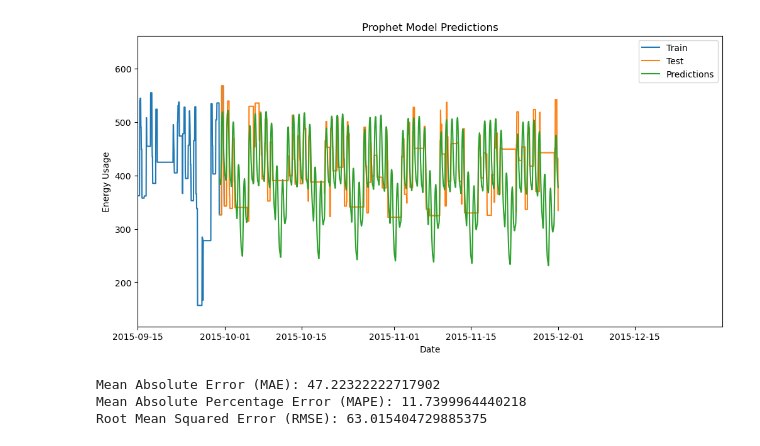
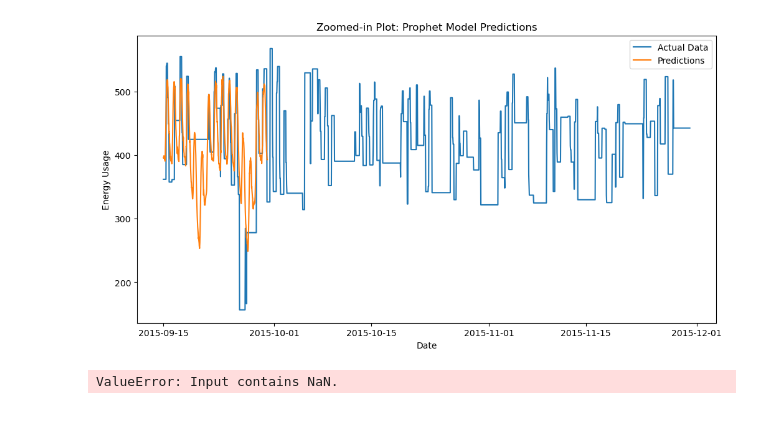
Before and after one commit to climaco-sarmiento/my-phd-project, a Jupyter notebook: model-studies/PROPHET5.ipynb, the cells around one changed output. Drawn from its saved outputs; the diff is of its cells as text; code cells hidden in the pictures; blank space fills up the shorter version.

```diff
--- a/model-studies/PROPHET5.ipynb
+++ b/model-studies/PROPHET5.ipynb
@@ -55,39 +149,29 @@ plt.show()
 # %%
-# Define the date range for zooming in
+# Plot zoomed-in version
 zoom_start_date = pd.to_datetime('2015-09-15')
-zoom_end_date = pd.to_datetime('2015-12-31')
+zoom_end_date = pd.to_datetime('2015-11-30')
+zoomed_data = newData[(newData.index >= zoom_start_date) & (newData.index <= zoom_end_date)]
+zoomed_predictions = predictions[(predictions["ds"] >= zoom_start_date) & (predictions["ds"] <= zoom_end_date)]
 
-# Plotting the actual data and predictions with zoom
 plt.figure(figsize=(12, 6))
-plt.plot(train.index, train.values, label='Train')
-plt.plot(test.index, test.values, label='Test')
-plt.plot(forecast['ds'], forecast['yhat'], label='Predictions')
+plt.plot(zoomed_data.index, zoomed_data["Office_Garman"], label='Actual Data')
+plt.plot(zoomed_predictions["ds"], zoomed_predictions["yhat"], label='Predictions')
 plt.xlabel('Date')
 plt.ylabel('Energy Usage')
-plt.title('Prophet Model Predictions')
-plt.xlim(zoom_start_date, zoom_end_date)  # Set the x-axis limits for zooming
+plt.title('Zoomed-in Plot: Prophet Model Predictions')
 plt.legend()
 plt.show()
 # %% [output]
-[figure, old version]
+[figure, new version]
-# %%
-import numpy as np
-
-# Reset the index of the test dataframe
-test = test.reset_index(drop=True)
-
-# Calculate MAE
-mae = np.mean(np.abs(test['Office_Garman'] - forecast['yhat']))
-print("Mean Absolute Error (MAE):", mae)
-
-# Calculate MAPE
-mape = np.mean(np.abs(test['Office_Garman'] - forecast['yhat']) / test['Office_Garman']) * 100
-print("Mean Absolute Percentage Error (MAPE):", mape)
-
-# Calculate RMSE
-rmse = np.sqrt(np.mean((test['Office_Garman'] - forecast['yhat'])**2))
-print("Root Mean Squared Error (RMSE):", rmse)
-# %% [output]
-Mean Absolute Error (MAE): 47.22322222717902
-Mean Absolute Percentage Error (MAPE): 11.7399964440218
-Root Mean Squared Error (RMSE): 63.015404729885375
+# %%
+# Calculate evaluation metrics
+mae = mean_absolute_error(test["Office_Garman"], test_predictions["yhat"])
+mape = mean_absolute_percentage_error(test["Office_Garman"], test_predictions["yhat"])
+rmse = mean_squared_error(test["Office_Garman"], test_predictions["yhat"], squared=False)
+
+# Print evaluation metrics
+print("MAE:", mae)
+print("MAPE:", mape)
+print("RMSE:", rmse)
+# %% [output]
+ValueError: Input contains NaN.
```
Also changed, not shown: parts of 9 cells of this notebook.
